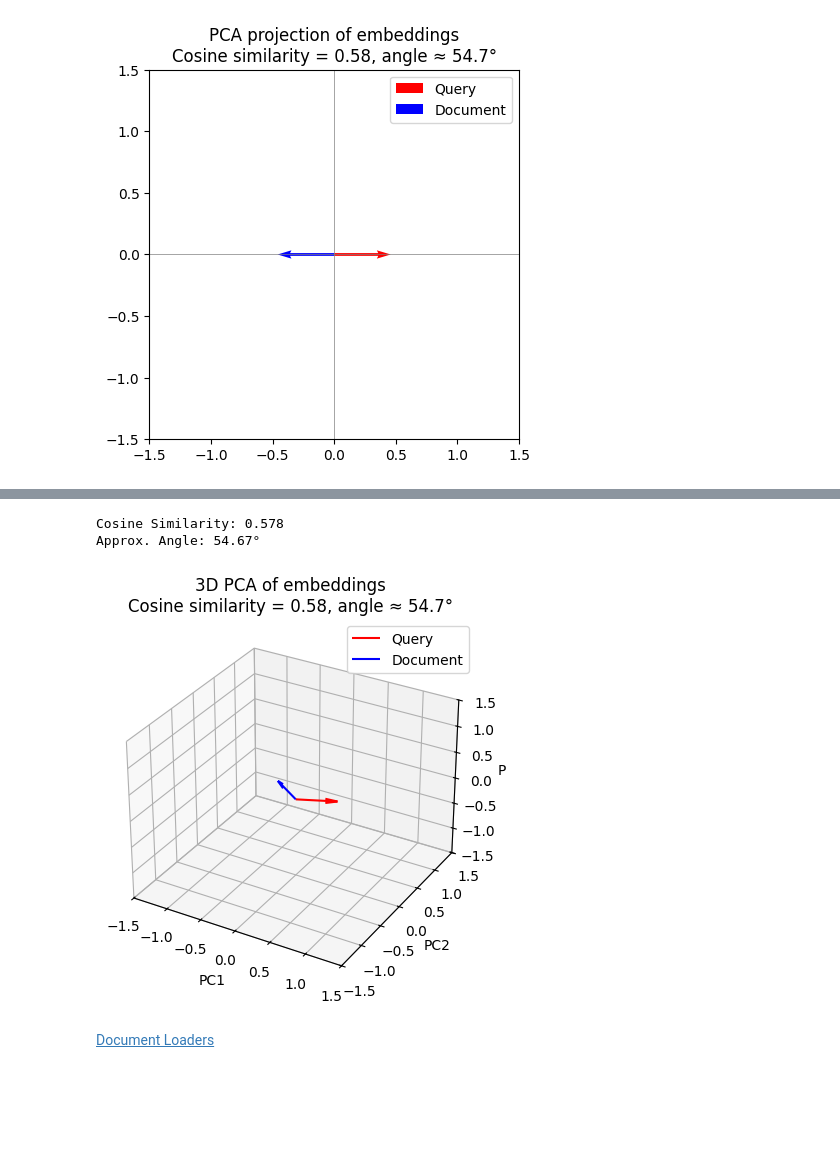
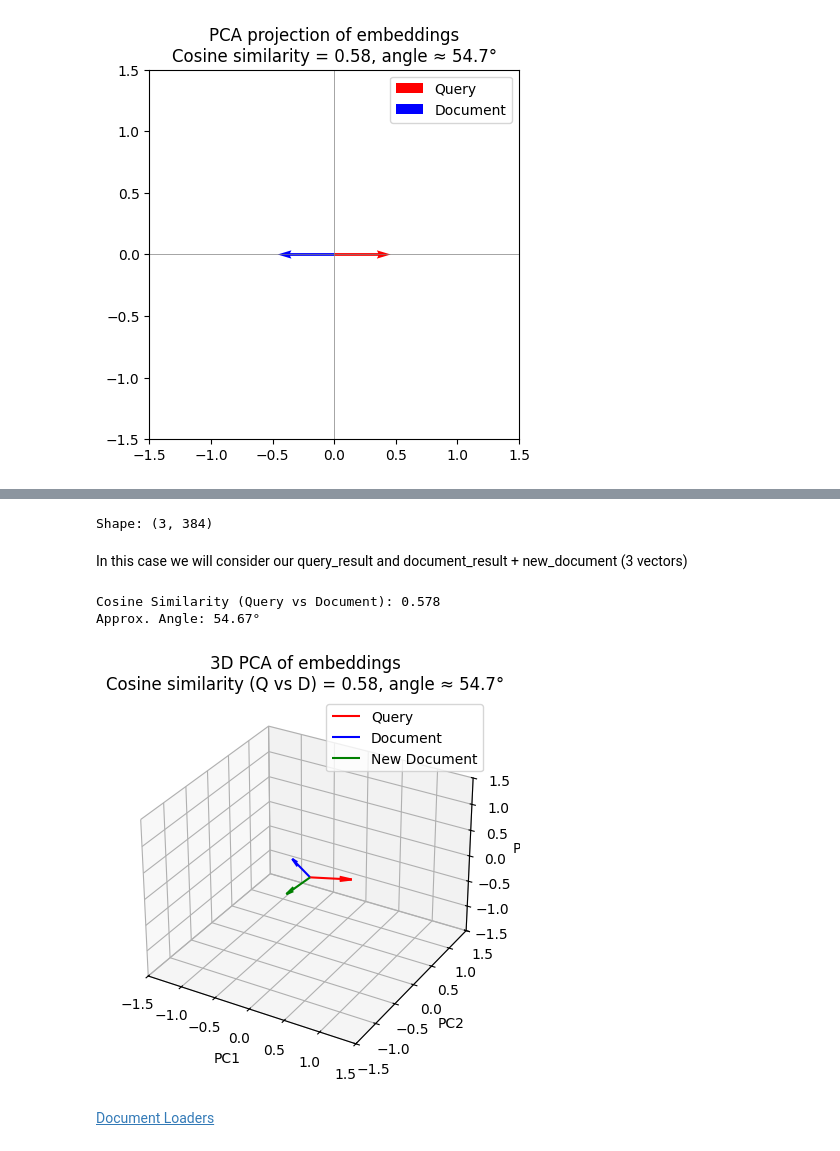
Before and after one commit to gil-son/llm-engineering-lab, a Jupyter notebook: notebooks/04-RAG/rag_from_scratch_1_to_4.ipynb, the cells around one changed output, grey strips where cells are left out. Cells and saved outputs as stored; diff of their text form; code cells hidden in the pictures; blank space fills up the shorter version.

Commit message:
feat(analysis): update 3D PCA visualization to plot all

```diff
--- a/notebooks/04-RAG/rag_from_scratch_1_to_4.ipynb
+++ b/notebooks/04-RAG/rag_from_scratch_1_to_4.ipynb
@@ -470,10 +508,33 @@ Shape: (3, 384)
 
 In this case in necessary one more vector
+# %%
+import numpy as np
+import matplotlib.pyplot as plt
+from sklearn.decomposition import PCA
+from mpl_toolkits.mplot3d import Axes3D
+
+# New text
+new_document = "I also like dogs and birds."
+
+# Embed it
+new_doc_result = embd.embed_query(new_document)
+
+# Now you have 3 vectors
+vectors = np.array([query_result, document_result, new_doc_result])
+print("Shape:", vectors.shape)  # (3, embedding_dim)
+# %% [output]
+Shape: (3, 384)
+# %% [markdown]
+In this case we will consider our query_result and document_result + new_document (3 vectors)
 # %%
 import numpy as np
 import matplotlib.pyplot as plt
 from sklearn.decomposition import PCA
 from mpl_toolkits.mplot3d import Axes3D
+
+# Example: new text
+new_document = "I also like dogs and birds."
+new_doc_result = embd.embed_query(new_document)
 
 # Put all embeddings together into array
 X = np.array([query_result, document_result, new_doc_result])
@@ -482,38 +543,40 @@ X = np.array([query_result, document_result, new_doc_result])
 pca = PCA(n_components=3)
 X_3d = pca.fit_transform(X)
 
-# Cosine similarity
+# Cosine similarity (example: query vs document)
 def cosine_similarity(vec1, vec2):
     return np.dot(vec1, vec2) / (np.linalg.norm(vec1) * np.linalg.norm(vec2))
 
 cos_sim = cosine_similarity(query_result, document_result)
 angle = np.degrees(np.arccos(cos_sim))
 
-print(f"Cosine Similarity: {cos_sim:.3f}")
+print(f"Cosine Similarity (Query vs Document): {cos_sim:.3f}")
 print(f"Approx. Angle: {angle:.2f}°")
 
 # 3D Plot
 fig = plt.figure()
 ax = fig.add_subplot(111, projection='3d')
 
 # Plot vectors as arrows from origin
 ax.quiver(0,0,0, X_3d[0,0], X_3d[0,1], X_3d[0,2], color='r', label='Query')
 ax.quiver(0,0,0, X_3d[1,0], X_3d[1,1], X_3d[1,2], color='b', label='Document')
+ax.quiver(0,0,0, X_3d[2,0], X_3d[2,1], X_3d[2,2], color='g', label='New Document')
 
+# Formatting
 ax.set_xlim([-1.5, 1.5])
 ax.set_ylim([-1.5, 1.5])
 ax.set_zlim([-1.5, 1.5])
 ax.set_xlabel('PC1')
 ax.set_ylabel('PC2')
 ax.set_zlabel('PC3')
 ax.legend()
-ax.set_title(f"3D PCA of embeddings\nCosine similarity = {cos_sim:.2f}, angle ≈ {angle:.1f}°")
+ax.set_title(f"3D PCA of embeddings\nCosine similarity (Q vs D) = {cos_sim:.2f}, angle ≈ {angle:.1f}°")
 
 plt.show()
 # %% [output]
-Cosine Similarity: 0.578
+Cosine Similarity (Query vs Document): 0.578
 Approx. Angle: 54.67°
-[figure, old version]
+[figure, new version]
 # %% [markdown]
 [Document Loaders](https://python.langchain.com/docs/integrations/document_loaders/)
 # %%
```
Also changed, not shown: parts of 7 cells of this notebook.
